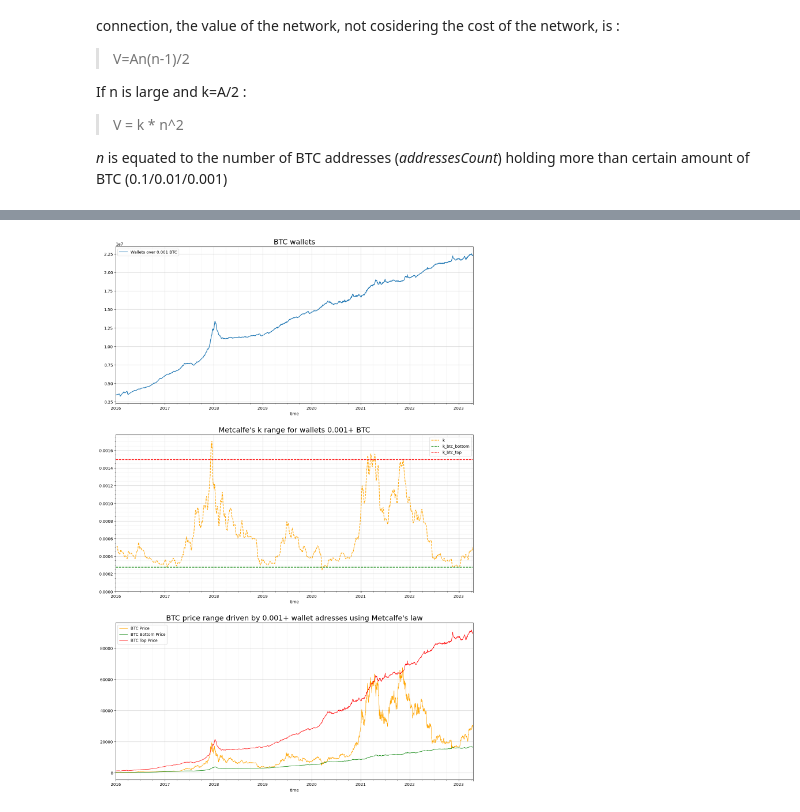
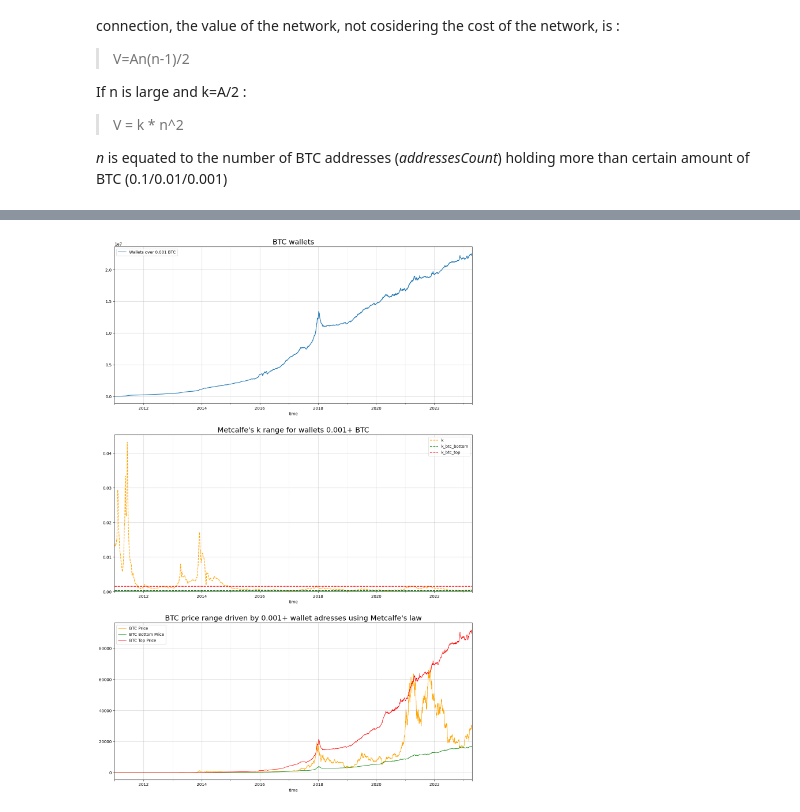
Before and after one commit to bekisz/chain-intelligence, a Jupyter notebook: metcalfe.ipynb, the cells around one changed output, grey strips where cells are left out. Cells and saved outputs as stored; diff of their text form; code cells hidden in the pictures.

```diff
--- a/metcalfe.ipynb
+++ b/metcalfe.ipynb
@@ -121,7 +134,7 @@ df
 # %%
 df_aux = pd.DataFrame()
 
-coin = 'BTC'
+coin = coins[0] # 'BTC'
 
 #aggregate_wallets=['0.1-1','1-10', '10-100','100-1000', '1000-10000', '10000-100000', '100000-1000000']
 aggregate_wallets=['1-10', '10-100','100-1000', '1000-10000', '10000-100000']
@@ -244,8 +251,8 @@ ranges_from_sma_days = 30
 
 for min_btc in min_btcs:
     wallet_range = str(min_btc) + '+'
-    k_btc_bottom = df['BTC',wallet_range,'k-sma'+ str(ranges_from_sma_days)+ 'd'].min()/btc_max_supply
-    k_btc_top = df['BTC', wallet_range,'k-sma'+ str(ranges_from_sma_days)+ 'd'].max()/btc_max_supply
+    k_btc_bottom = df[coin,wallet_range,'k-sma'+ str(ranges_from_sma_days)+ 'd'][k_calibration_start_date:].min()/btc_max_supply
+    k_btc_top = df[coin, wallet_range,'k-sma'+ str(ranges_from_sma_days)+ 'd'][k_calibration_start_date:].max()/btc_max_supply
     df.loc(axis=1)[(coin, wallet_range, 'k_btc_bottom')] = k_btc_bottom
     df.loc(axis=1)[(coin, wallet_range, 'm2_adj_bottom_price')] = \
         k_btc_bottom * df.loc(axis=1)[(coin,wallet_range,'addressesCount')]**2
@@ -259,50 +266,49 @@ for min_btc in min_btcs:
     #print("k top-to-bottom ratio is {} at range {} using k-sma-{}d ".format(k_btc_top/k_btc_bottom,min_btc,ranges_from_sma_days ) )
 # %%
 import matplotlib.pyplot as plt
-today=df[df['BTC']['all']['price'] >0 ].index.max()
+today=df[df[coin]['all']['price'] >0 ].index.max()
 subplots = 1+len(min_btcs)*2;
 fig, axs = plt.subplots(subplots)
 fig.set_size_inches(16, 8*subplots)
 
 axs[0].set_title("{} wallets".format(coin), fontsize=18)
 for min_btc in min_btcs:
-    df[coin][str(min_btc)+'+']['addressesCount'][:today].plot(ax=axs[0],label='Wallets over {} {}'.format(min_btc, coin) )
+    df[coin][str(min_btc)+'+']['addressesCount'][plot_start_date:today].plot(ax=axs[0],label='Wallets over {} {}'.format(min_btc, coin) )
 axs[0].legend(loc='best')
 axs[0].grid(axis='both', which='major', alpha=0.6)
 axs[0].grid(axis='both', which='minor', alpha=0.15)
 i=1
 for min_btc in min_btcs:
 #for i in range(1,subplots,2) :
 
     wallet_range = str(min_btc)+'+'
     axs[i].set_title("Metcalfe's k range for wallets {} {}".format(wallet_range, coin), fontsize=18)
-    df[coin][wallet_range]['k-sma7d'][:today].plot(ax=axs[i],color='orange',label='k'.format(wallet_range, coin), linestyle='dashed')
-    (df[coin][wallet_range]['k_btc_bottom'][:today]*btc_max_supply).plot(ax=axs[i],color='green',label='k_btc_bottom', linestyle='dashed')
-    (df[coin][wallet_range]['k_btc_top'][:today]*btc_max_supply).plot(ax=axs[i],color='red',label='k_btc_top', linestyle='dashed')
+    df[coin][wallet_range]['k-sma7d'][plot_start_date:today].plot(ax=axs[i],color='orange',label='k'.format(wallet_range, coin), linestyle='dashed')
+    (df[coin][wallet_range]['k_btc_bottom'][plot_start_date:today]*btc_max_supply).plot(ax=axs[i],color='green',label='k_btc_bottom', linestyle='dashed')
+    (df[coin][wallet_range]['k_btc_top'][plot_start_date:today]*btc_max_supply).plot(ax=axs[i],color='red',label='k_btc_top', linestyle='dashed')
     axs[i].legend(loc='best')
     axs[i].grid(which='major', alpha=0.6)
     axs[i].grid(which='minor', alpha=0.15)
-    axs[i].minorticks_on()
     axs[i].set_ylim([0,None])
 
     axs[i+1].set_title("{} price range driven by {} wallet adresses using Metcalfe's law".format(coin, wallet_range), fontsize=18)
 
     #m2_adj_='m2_adj_'
     m2_adj_=''
     if 'm2_adj_'  == m2_adj_:
         m2_adj_text = "USD M2 Supply adjusted "
     else:
          m2_adj_text = ""
-    df[coin]['all'][m2_adj_ + 'price'][:today].plot(ax=axs[i+1], linewidth=1, color='orange',label='{}{} Price'.format(m2_adj_text, coin))
-    df[coin][wallet_range][m2_adj_ + 'bottom_price'][:today].plot(ax=axs[i+1], linewidth=1,color='green',label='{}{} Bottom Price'.format(m2_adj_text, coin))
-    df[coin][wallet_range][m2_adj_ + 'top_price'][:today].plot(ax=axs[i+1], linewidth=1,color='red',label='{}{} Top Price'.format(m2_adj_text, coin))
+    df[coin]['all'][m2_adj_ + 'price'][plot_start_date:today].plot(ax=axs[i+1], linewidth=1, color='orange',label='{}{} Price'.format(m2_adj_text, coin))
+    df[coin][wallet_range][m2_adj_ + 'bottom_price'][plot_start_date:today].plot(ax=axs[i+1], linewidth=1,color='green',label='{}{} Bottom Price'.format(m2_adj_text, coin))
+    df[coin][wallet_range][m2_adj_ + 'top_price'][plot_start_date:today].plot(ax=axs[i+1], linewidth=1,color='red',label='{}{} Top Price'.format(m2_adj_text, coin))
     #axs[i+1].set_yscale('log')
     axs[i+1].legend(loc='best')
     axs[i+1].grid(which='major', alpha=0.6)
     axs[i+1].grid(which='minor', alpha=0.15)
     i=i+2
 # %% [output]
-[figure, old version]
+[figure, new version]
 # %%
 import math
 import numpy as np
```
Also changed, not shown: parts of 8 cells of this notebook.
